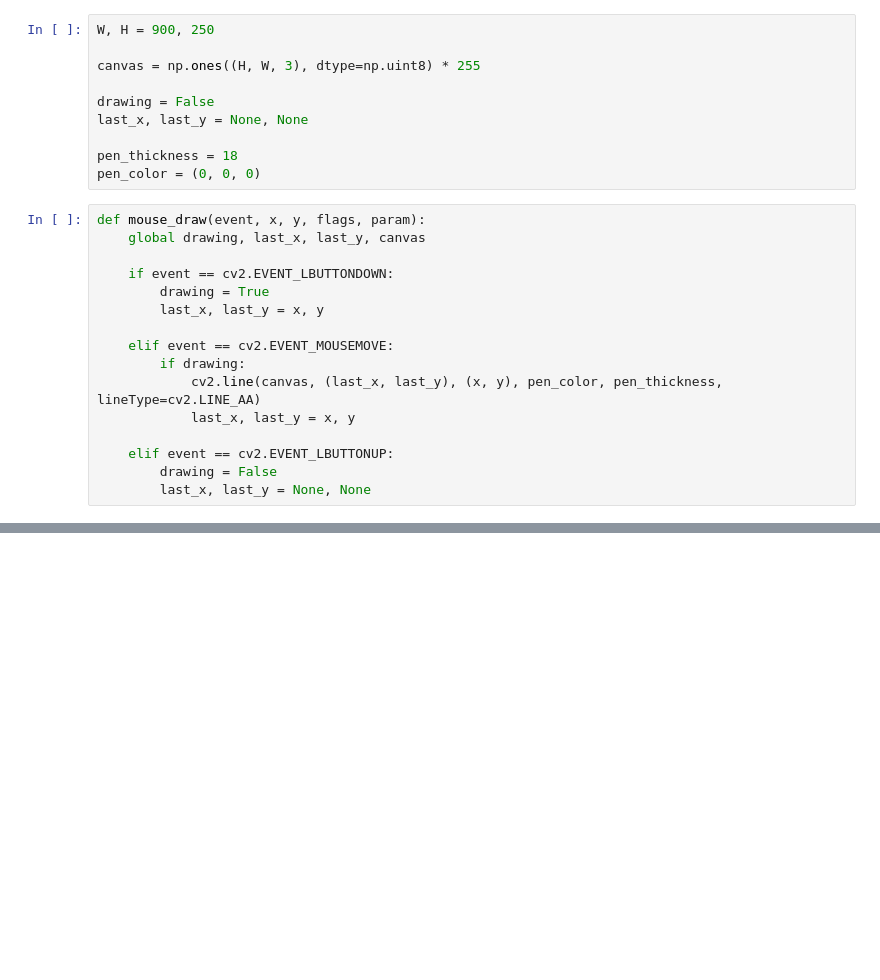
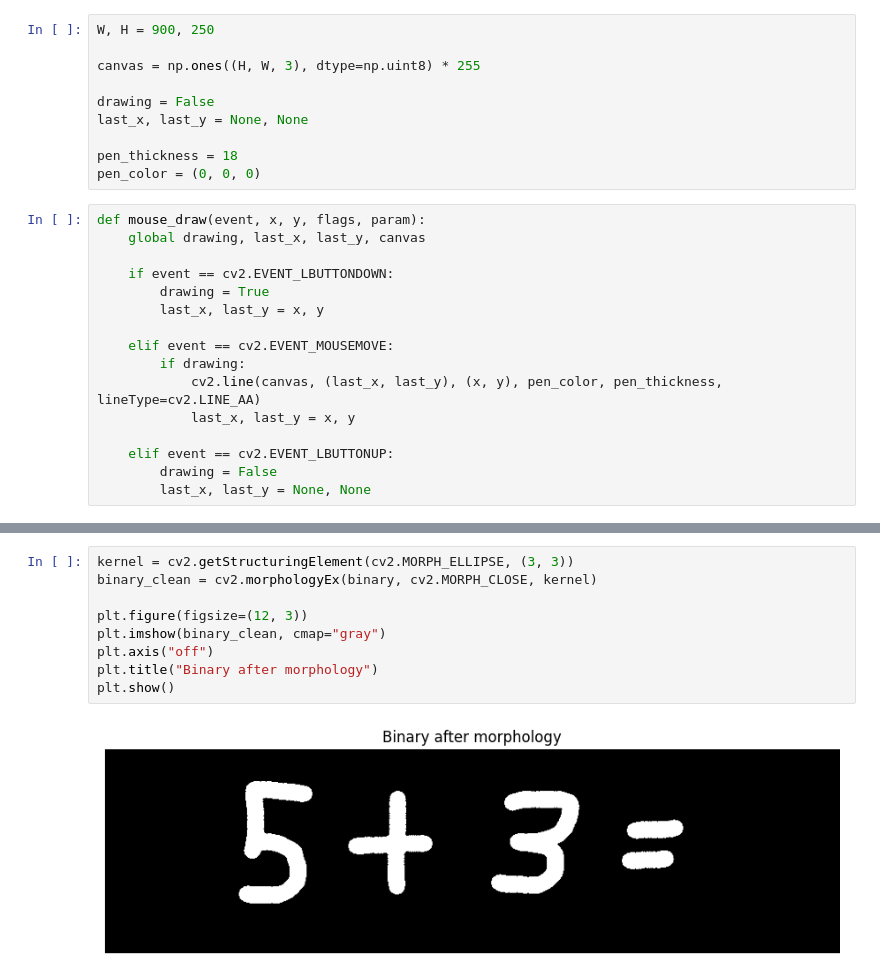
Before and after one commit to EnesYilmazcode/LiveScribe, a Jupyter notebook: main.ipynb, the cells around one changed output, grey strips where cells are left out. Drawn from its saved outputs; the diff is of its cells as text; blank space fills up the shorter version.

```diff
--- a/main.ipynb
+++ b/main.ipynb
@@ -68,0 +100,11 @@ No draw.png found yet. Press 's' in the pad window to save.
+# %%
+kernel = cv2.getStructuringElement(cv2.MORPH_ELLIPSE, (3, 3))
+binary_clean = cv2.morphologyEx(binary, cv2.MORPH_CLOSE, kernel)
+
+plt.figure(figsize=(12, 3))
+plt.imshow(binary_clean, cmap="gray")
+plt.axis("off")
+plt.title("Binary after morphology")
+plt.show()
+# %% [output]
+[figure, added]
```
Also changed, not shown: parts of 5 cells of this notebook.
